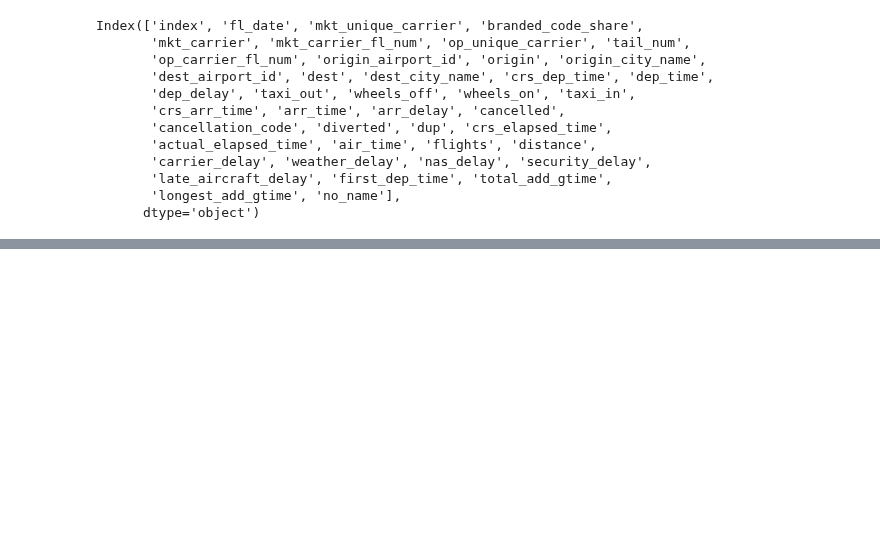
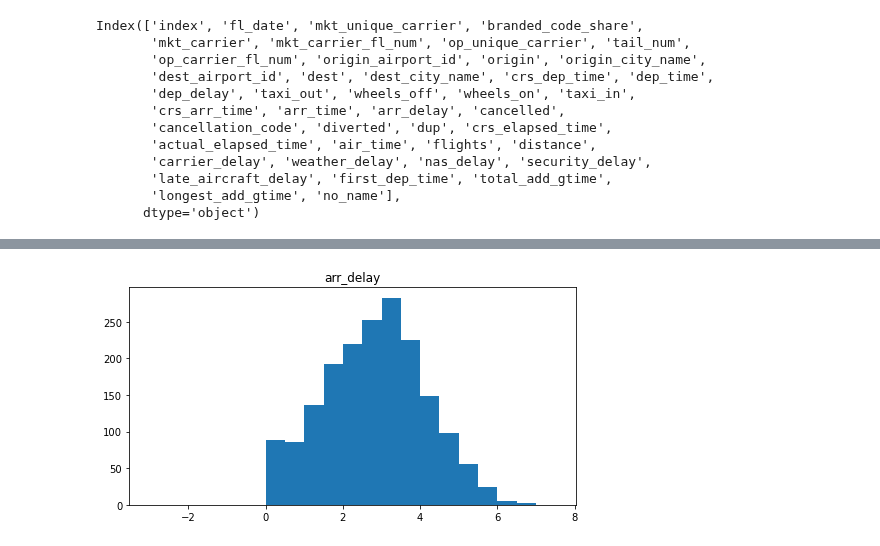
Before and after one commit to jackycwwang/lighthouse_lab_midterm_project, a Jupyter notebook: src/exploratory_analysis_Jacky.ipynb, the cells around one changed output, grey strips where cells are left out. Drawn from its saved outputs; the diff is of its cells as text; code cells hidden in the pictures; blank space fills up the shorter version.

```diff
--- a/src/exploratory_analysis_Jacky.ipynb
+++ b/src/exploratory_analysis_Jacky.ipynb
@@ -649,0 +49,5 @@ plt.show()
+# %%
+plt.hist(np.log(df.arr_delay), bins=np.arange(-3, 8, 0.5));
+plt.title('arr_delay');
+# %% [output]
+[figure, added]
```
Also changed, not shown: parts of 67 cells of this notebook, 2 other files.
